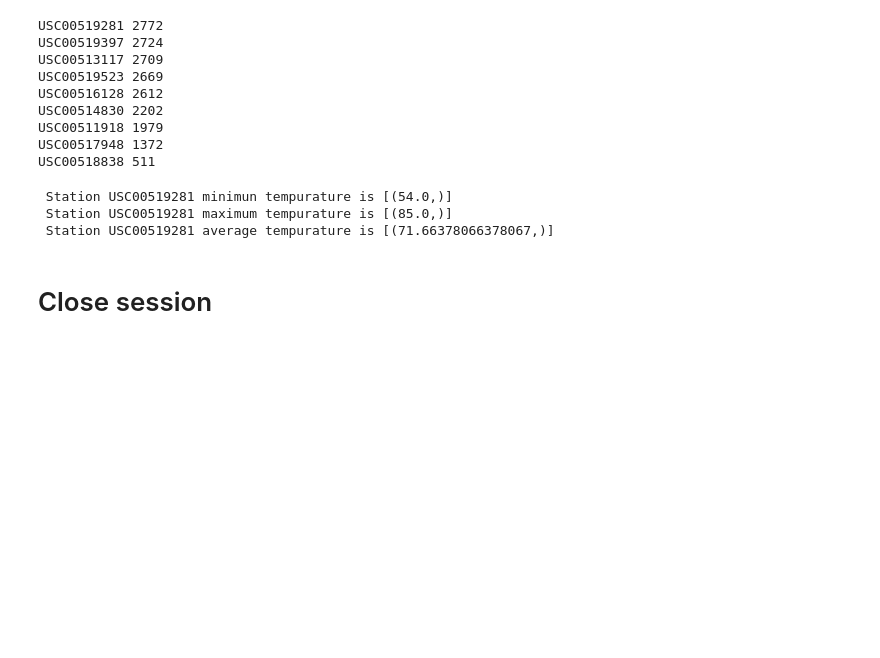
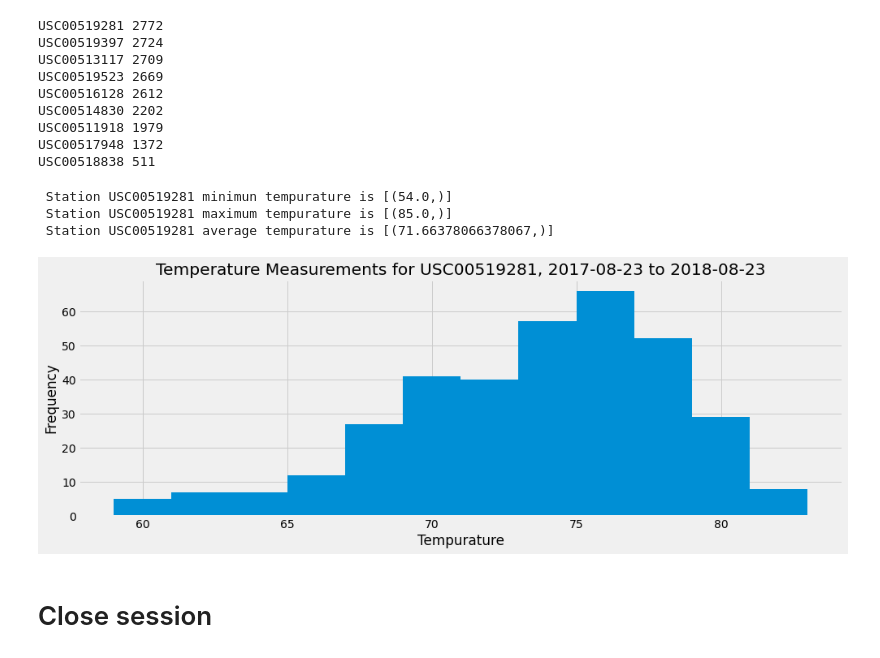
Before and after one commit to ccgrace/sqlalchemy-challenge, a Jupyter notebook: climate_starter.ipynb, the cells around one changed output. Cells and saved outputs as stored; diff of their text form; code cells hidden in the pictures; blank space fills up the shorter version.

Commit message:
created temperature histogram and saved as image

```diff
--- a/climate_starter.ipynb
+++ b/climate_starter.ipynb
@@ -137,12 +137,21 @@ print(f' Station USC00519281 average tempurature is {stats_avg}')
 # %%
 # Using the most active station id
 # Query the last 12 months of temperature observation data for this station and plot the results as a histogram
 top_tobs = session.query(Measurement.tobs).\
     filter(Measurement.date > '2016-08-23').\
     filter(Measurement.station == 'USC00519281').order_by(Measurement.date).statement
 
 # Make dataframe
-df = pd.read_sql_query(precip_scores, session.bind)
+df_top_tobs = pd.read_sql_query(top_tobs, session.bind)
+
+#Create histogram
+top_tobs_hist = df_top_tobs.hist(bins=12, figsize=(15,5))
+plt.title('Temperature Measurements for USC00519281, 2017-08-23 to 2018-08-23')
+plt.xlabel('Tempurature')
+plt.ylabel('Frequency')
+plt.savefig('Output_data/top_station_temp.png')
+# %% [output]
+[figure, added]
 # %% [markdown]
 # Close session
 # %%
```
Also changed, not shown: 1 other file.
